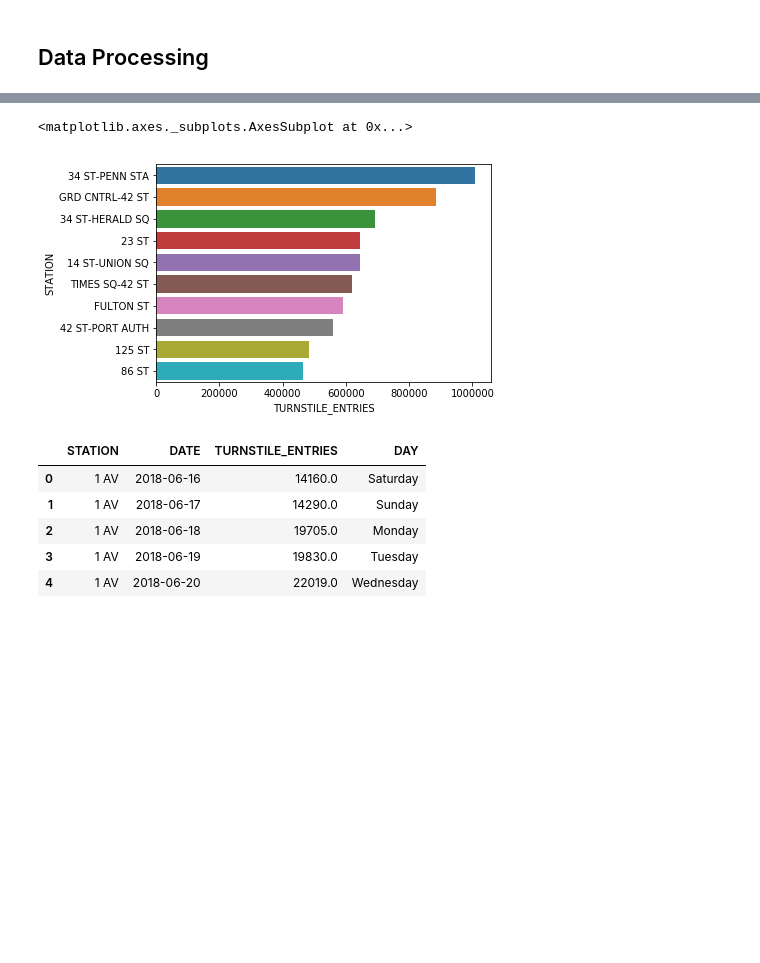
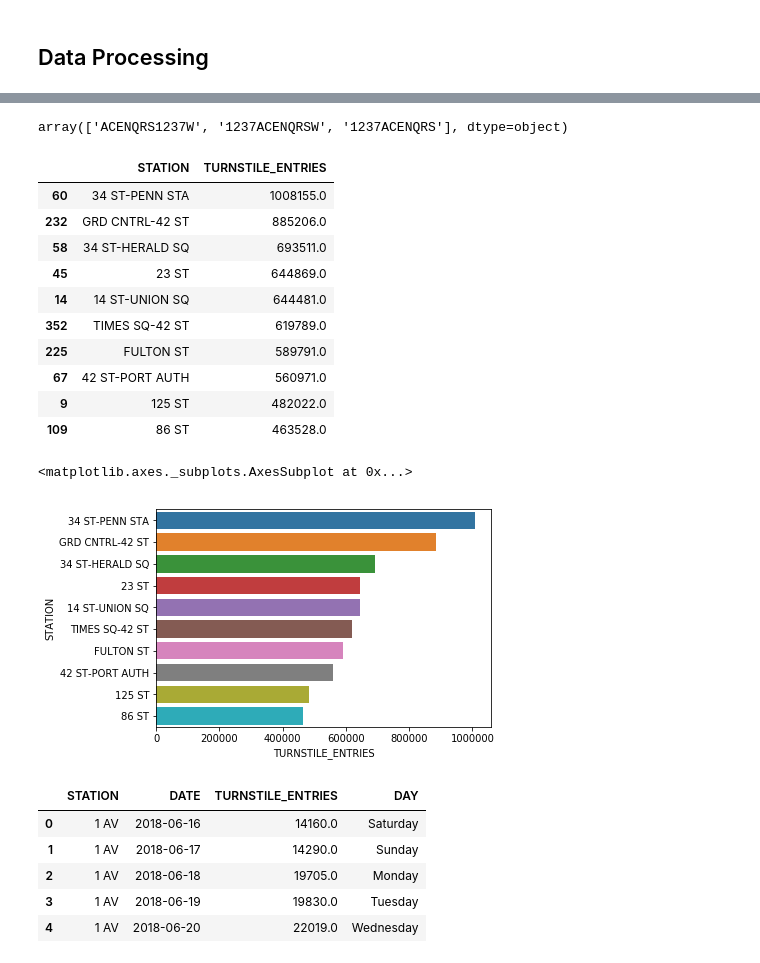
Before and after one commit to BotScutters/metis-project-01, a Jupyter notebook: initial_exploration.ipynb, the cells around one changed output, grey strips where cells are left out. Cells and saved outputs as stored; diff of their text form; code cells hidden in the pictures; blank space fills up the shorter version.

```diff
--- a/initial_exploration.ipynb
+++ b/initial_exploration.ipynb
@@ -143,12 +143,27 @@ data.sample(5)
 | 150518 | R533 | R055 | 00-03-01 | FLUSHING-MAIN | 2018-06-16 16:00:00 | 2018-06-16 | 16:00:00 | 04:00:00 | 2134180 | 1055767 | ... |
 | 23483 | G001 | R151 | 00-00-02 | CONEY IS-STILLW | 2018-06-22 05:00:00 | 2018-06-22 | 05:00:00 | 04:00:00 | 604554375 | 302253157 | ... |
 | 19453 | C021 | R212 | 00-00-00 | 59 ST | 2018-06-17 08:00:00 | 2018-06-17 | 08:00:00 | 04:00:00 | 8255126 | 4331693 | ... |
+# %%
+data[data['STATION'] == 'TIMES SQ-42 ST']['LINENAME'].unique()
+# %% [output]
+array(['ACENQRS1237W', '1237ACENQRSW', '1237ACENQRS'], dtype=object)
 # %%
 # Weekly rates
 week_rates = data.groupby(by=['STATION'])['TURNSTILE_ENTRIES'].sum().reset_index().sort_values(by='TURNSTILE_ENTRIES', ascending=False)
-week_rates.head(10)
+display(week_rates.head(10))
 sns.barplot(x='TURNSTILE_ENTRIES', y='STATION', orient='h', data=week_rates.head(10))
 # %% [output]
+|  | STATION | TURNSTILE_ENTRIES |
+| 60 | 34 ST-PENN STA | 1008155.0 |
+| 232 | GRD CNTRL-42 ST | 885206.0 |
+| 58 | 34 ST-HERALD SQ | 693511.0 |
+| 45 | 23 ST | 644869.0 |
+| 14 | 14 ST-UNION SQ | 644481.0 |
+| 352 | TIMES SQ-42 ST | 619789.0 |
+| 225 | FULTON ST | 589791.0 |
+| 67 | 42 ST-PORT AUTH | 560971.0 |
+| 9 | 125 ST | 482022.0 |
+| 109 | 86 ST | 463528.0 |
 <matplotlib.axes._subplots.AxesSubplot at 0x...>
 [figure]
 # %%
```
Also changed, not shown: parts of 4 cells of this notebook.
